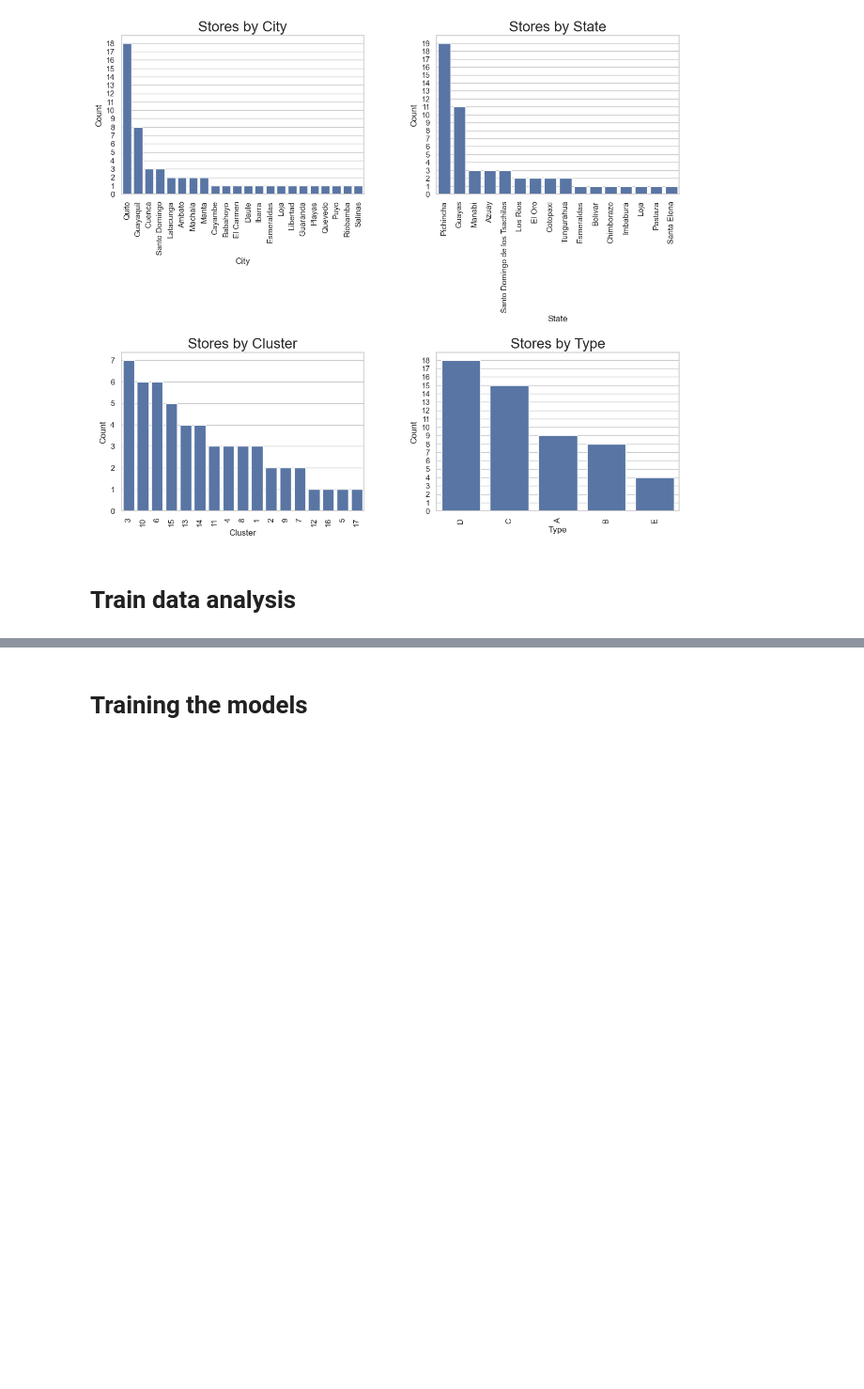
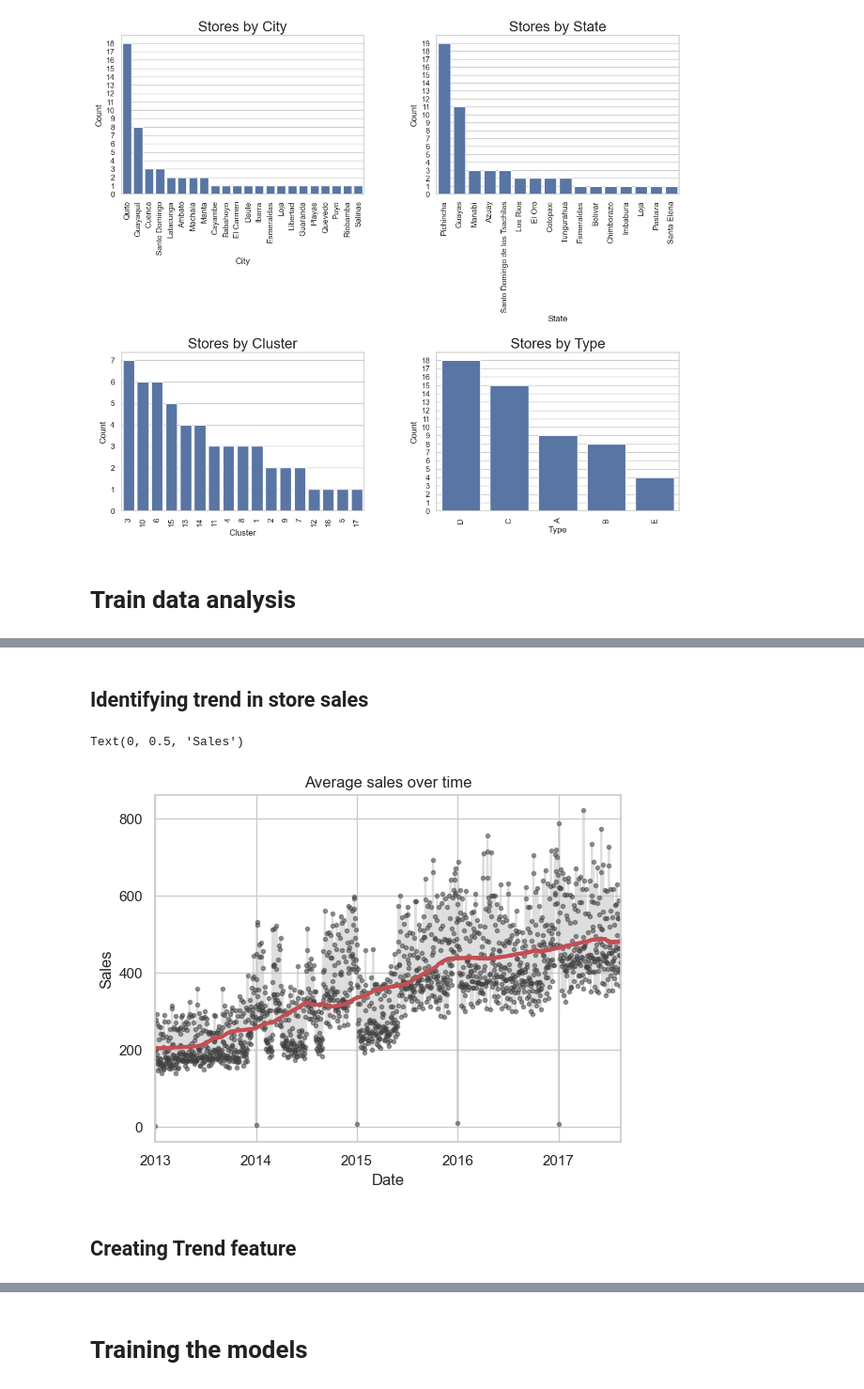
Before and after one commit to Arczi4/kaggle-store-sales, a Jupyter notebook: store_sales.ipynb, the cells around one changed output, grey strips where cells are left out. Shown: that part at 94% size. Drawn from its saved outputs; the diff is of its cells as text; code cells hidden in the pictures; blank space fills up the shorter version.

Commit message:
Identifying average trend in stores

```diff
--- a/store_sales.ipynb
+++ b/store_sales.ipynb
@@ -218,0 +220,13 @@ plot_store_counts(stores, ["city", "state", "cluster", "type"])  # Pass up to 4
+# %%
+store_sales = pd.read_csv(
+    data_path / 'train.csv',
+    dtype = {
+        'store_nbr': 'category',
+        'family': 'category',
+        'sales': 'float32',
+        'onpromotion': 'uint64',
+    },
+    parse_dates=['date'],
+)
+store_sales = store_sales.set_index('date').to_period('D')
+store_sales = store_sales.set_index(['store_nbr', 'family'], append=True)
@@ -218,0 +243,23 @@ plot_store_counts(stores, ["city", "state", "cluster", "type"])  # Pass up to 4
+# %% [markdown]
+## Identifying trend in store sales
+# %%
+average_sales = store_sales.groupby('date').mean()['sales']
+# %%
+from commons.plot_config import PLOT_PARAMS
+
+trend = average_sales.rolling(
+    window=365,
+    center=True,
+    min_periods=183
+).mean()
+
+ax = average_sales.plot(**PLOT_PARAMS, alpha=0.5)
+ax = trend.plot(linewidth=3, color='r')
+ax.set_title('Average sales over time')
+ax.set_xlabel('Date')
+ax.set_ylabel('Sales')
+# %% [output]
+Text(0, 0.5, 'Sales')
+[figure, added]
+# %% [markdown]
+## Creating Trend feature
```
Also changed, not shown: parts of 6 cells of this notebook, 1 other file.
